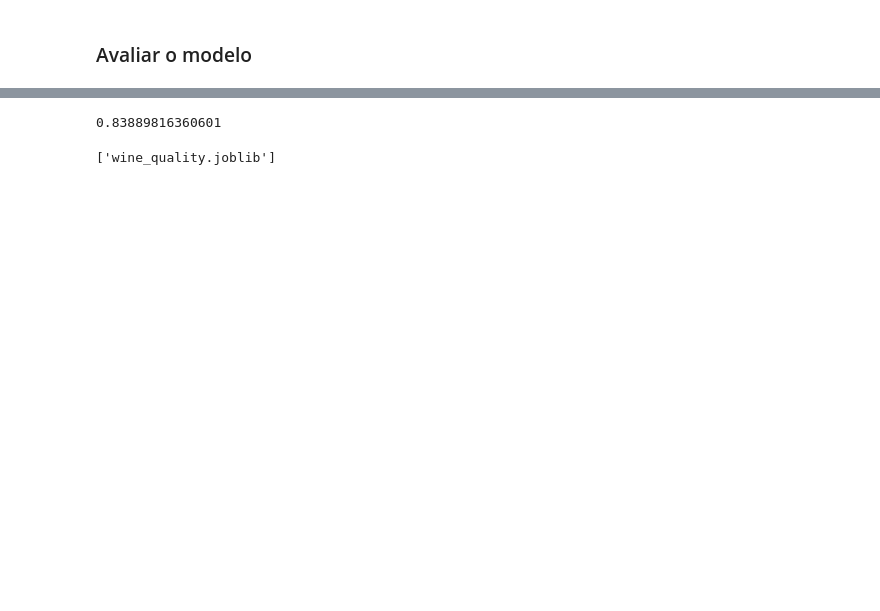
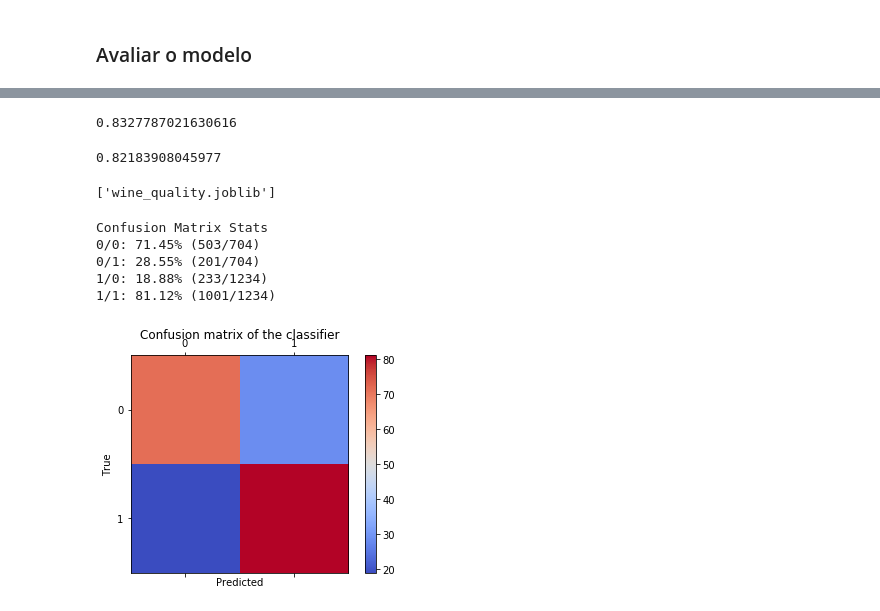
Before and after one commit to Bleno/ml_python, a Jupyter notebook: Wine quality.ipynb, the cells around one changed output, grey strips where cells are left out. Saved outputs shown, nothing was run; the diff lists cells and outputs as text; code cells hidden in the pictures; blank space fills up the shorter version.

```diff
--- a/Wine quality.ipynb
+++ b/Wine quality.ipynb
@@ -3,3 +6,26 @@ import pandas as pd
+# %%
+def plot_cm(cm, labels):
+
+    # calcula porcentagens
+    percent = (cm*100.0)/np.array(np.matrix(cm.sum(axis=1)).T)
+
+    print('Confusion Matrix Stats')
+    for i, label_i in enumerate(labels):
+        for j, label_j in enumerate(labels):
+            print("%s/%s: %.2f%% (%d/%d)" % (label_i, label_j, (percent[i][j]), cm[i][j], cm[i].sum()) )
+
+    # Show confusion matrix
+    fig = plt.figure()
+    ax = fig.add_subplot(111)
+    ax.grid(b=False)
+    cax = ax.matshow(percent, cmap='coolwarm')
+    plt.title('Confusion matrix of the classifier')
+    fig.colorbar(cax)
+    ax.set_xticklabels([''] + labels)
+    ax.set_yticklabels([''] + labels)
+    plt.xlabel('Predicted')
+    plt.ylabel('True')
+    plt.show()
 # %%
 dados = pd.read_csv('winequality.csv', sep=';')
 # %%
@@ -122,14 +184,14 @@ memory usage: 706.2 KB
 ### Criar X e Y
 # %%
 columns_x = ['type',
- 'fixed acidity',
+ #'fixed acidity',
  'volatile acidity',
  'citric acid',
  'residual sugar',
- 'chlorides',
+ #'chlorides',
  'free sulfur dioxide',
  'total sulfur dioxide',
- 'density',
+ #'density',
  'pH',
  'sulphates',
  'alcohol']
@@ -232,4 +300,4 @@ array([1, 1, 1, ..., 0, 1, 0], dtype=int64)
 # %%
 from sklearn.metrics import confusion_matrix, accuracy_score, recall_score, precision_score, f1_score
 # %%
-confusion_matrix(y_true=y_test, y_pred=previsao, labels=[0, 1])
+matriz_conf = confusion_matrix(y_true=y_test, y_pred=previsao, labels=[0, 1])
@@ -247,7 +312,11 @@ recall_score(y_true=y_test, y_pred=previsao)
 # %%
 precision_score(y_true=y_test, y_pred=previsao)
 # %% [output]
-0.83889816360601
+0.8327787021630616
+# %%
+f1_score(y_true=y_test, y_pred=previsao)
+# %% [output]
+0.82183908045977
 # %%
 import joblib
 # %%
@@ -266,3 +335,12 @@ dic_save_model = dict({
 joblib.dump(dic_save_model, 'wine_quality.joblib')
 # %% [output]
 ['wine_quality.joblib']
+# %%
+plot_cm(cm=matriz_conf, labels=[0,1])
+# %% [output]
+Confusion Matrix Stats
+0/0: 71.45% (503/704)
+0/1: 28.55% (201/704)
+1/0: 18.88% (233/1234)
+1/1: 81.12% (1001/1234)
+[figure, added]
```
Also changed, not shown: parts of 15 cells of this notebook.
